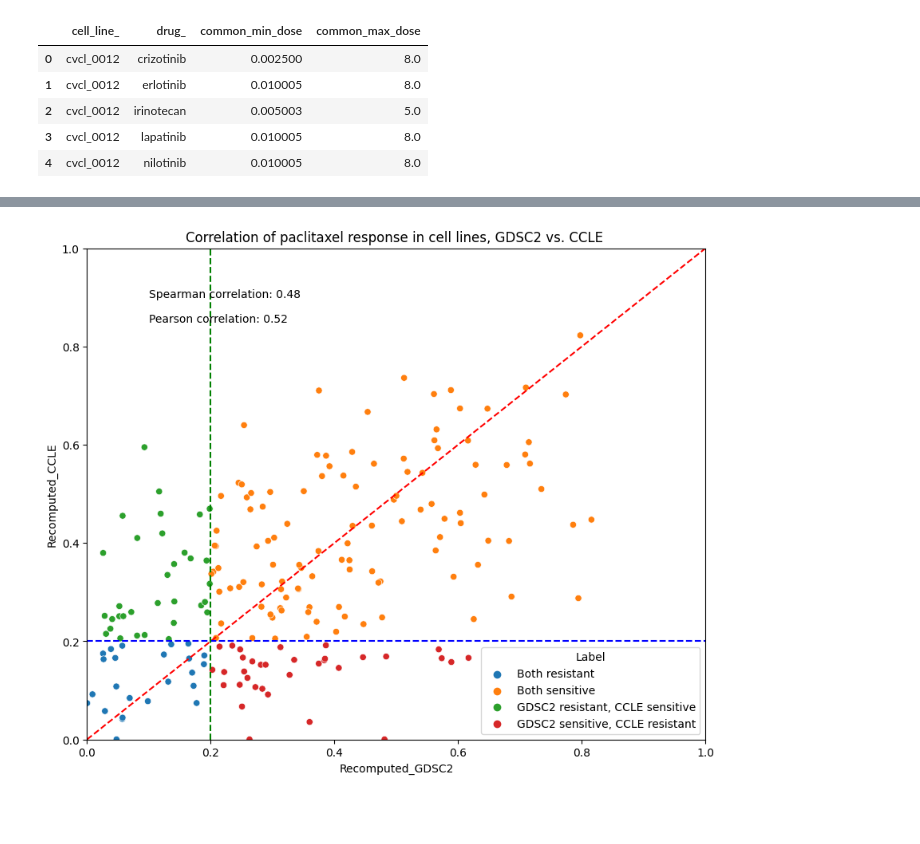
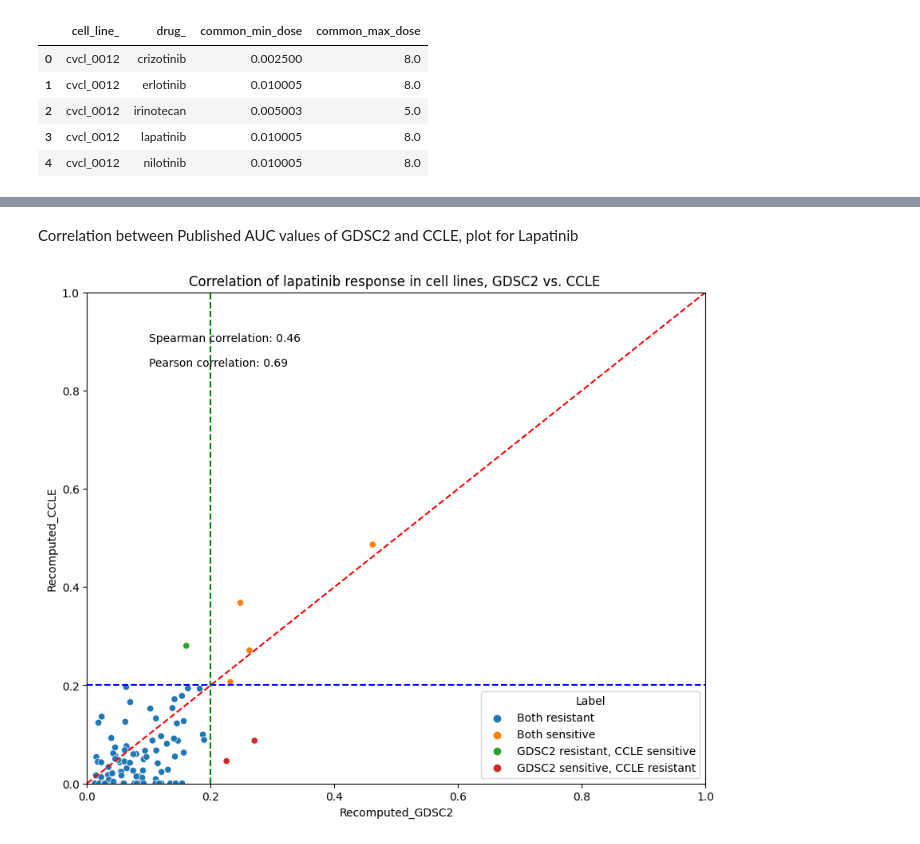
Before and after one commit to serhatbeyaz/pharmaco-analysis, a Jupyter notebook: Python scripts/data_analysis.ipynb, the cells around one changed output, grey strips where cells are left out. Drawn from its saved outputs; the diff is of its cells as text; code cells hidden in the pictures; blank space fills up the shorter version.

Commit message:
Add correlations for Published and Recomputed AUC values for drugs, also add Barplot

```diff
--- a/Python scripts/data_analysis.ipynb
+++ b/Python scripts/data_analysis.ipynb
@@ -79,8 +93,6 @@ all_drug_gdsc = gdsc.get_recomp_auc_values(common_conc, p_filter= 0.05, log_fc=
-# %%
-import myPlots
-importlib.reload(myPlots)
-from myPlots import Plotting
-
-Plotting.correlation_plot(gdsc, ccle, "paclitaxel", method= 'recomputed')
-# %% [output]
-[figure, removed]
+# %% [markdown]
+Correlation between Published AUC values of GDSC2 and CCLE, plot for Lapatinib
+# %%
+Plotting.correlation_plot(gdsc, ccle, "lapatinib", method= 'published')
+# %% [output]
+[figure, added]
```
Also changed, not shown: parts of 11 cells of this notebook, 3 other files.
